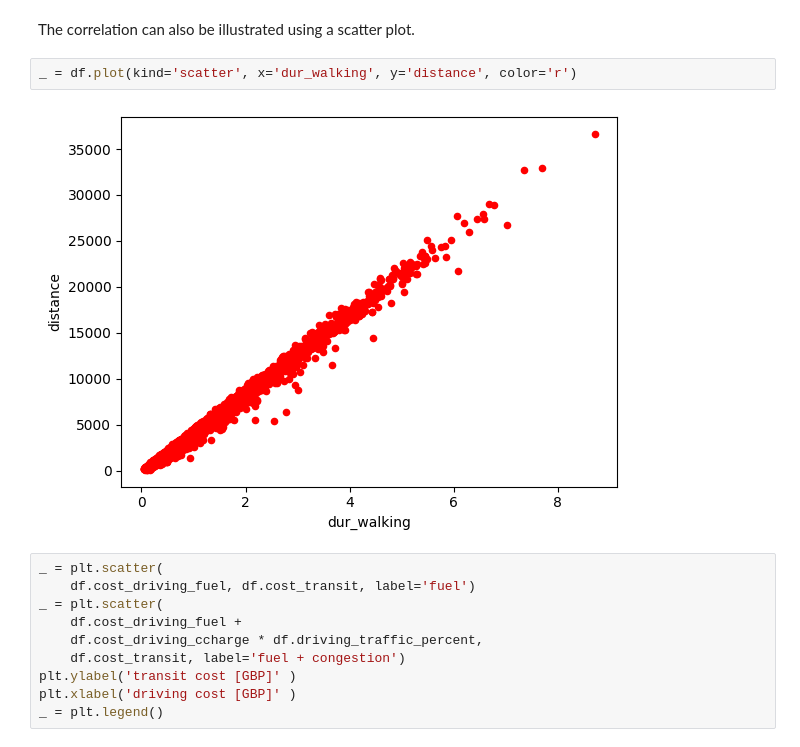
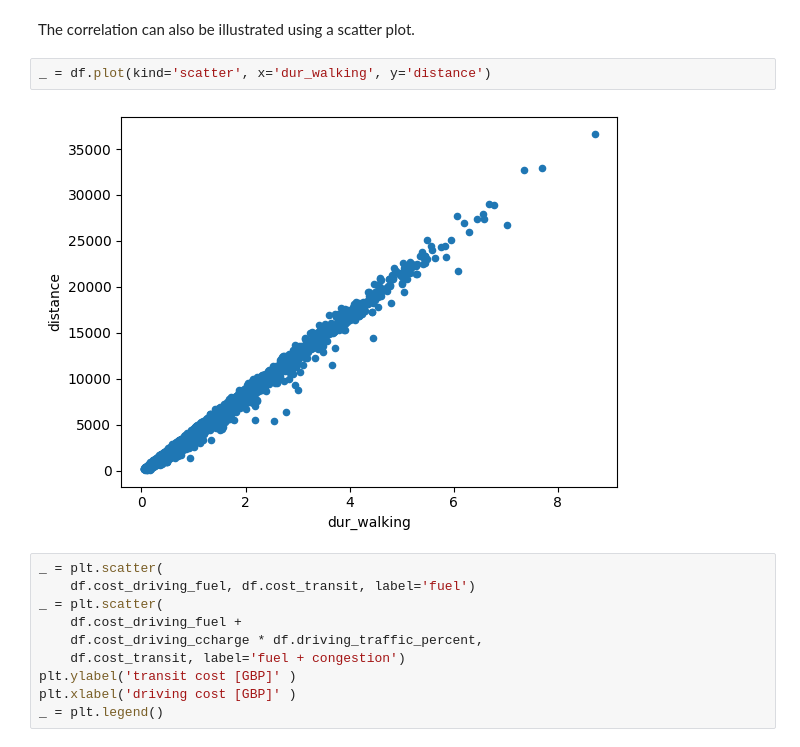
Before and after one commit to GAnagno/Choice, a Jupyter notebook: assignment.ipynb, the cells around one changed output. Saved outputs shown, nothing was run; the diff lists cells and outputs as text.

```diff
--- a/assignment.ipynb
+++ b/assignment.ipynb
@@ -148,9 +148,9 @@ df['dur_walking'].corr(df['distance'])
 # %% [markdown]
 The correlation can also be illustrated using a scatter plot.
 # %%
-_ = df.plot(kind='scatter', x='dur_walking', y='distance', color='r')
+_ = df.plot(kind='scatter', x='dur_walking', y='distance')
 # %% [output]
-[figure, old version]
+[figure, new version]
 # %%
 _ = plt.scatter(
     df.cost_driving_fuel, df.cost_transit, label='fuel')
```
Also changed, not shown: parts of 94 cells of this notebook.
